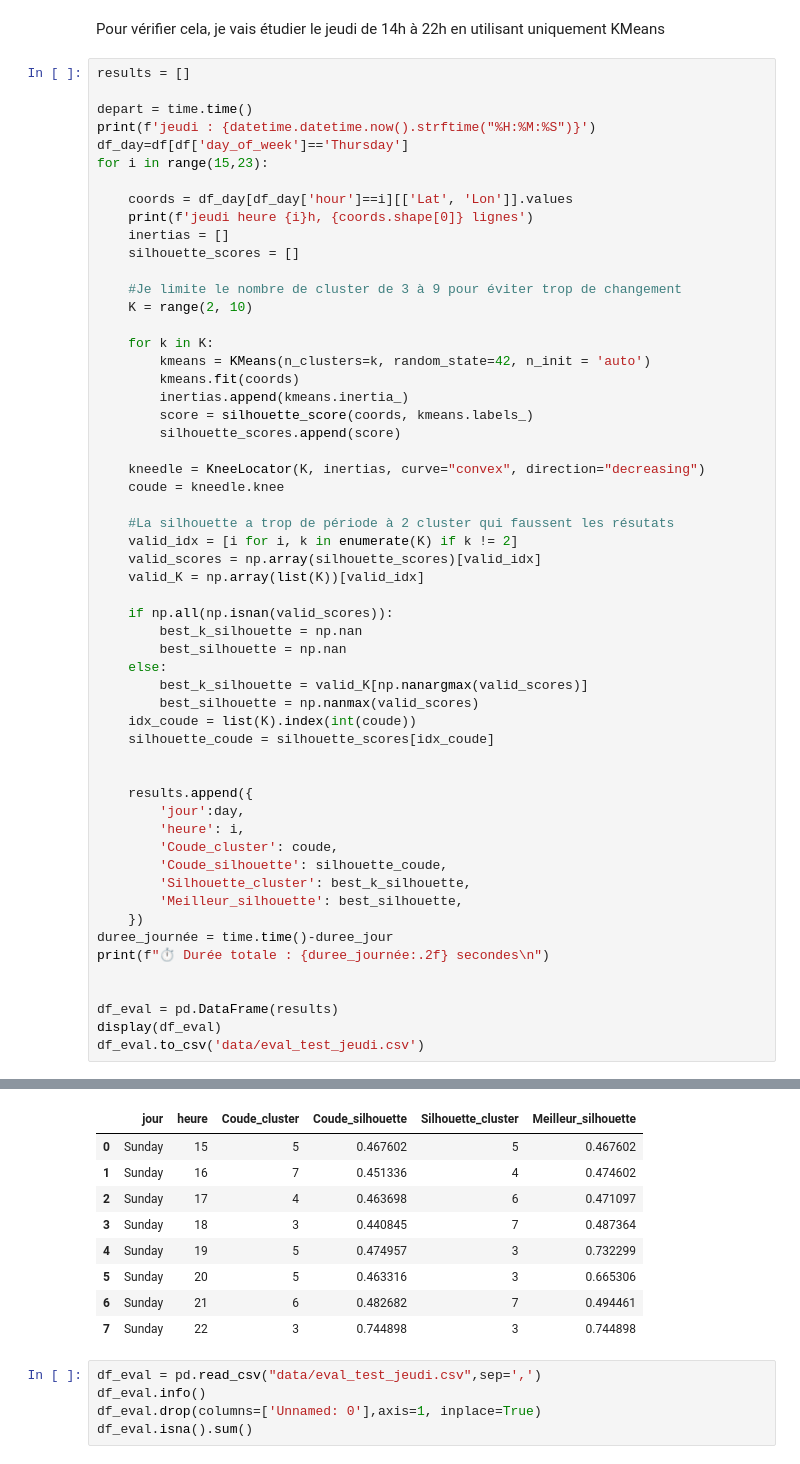
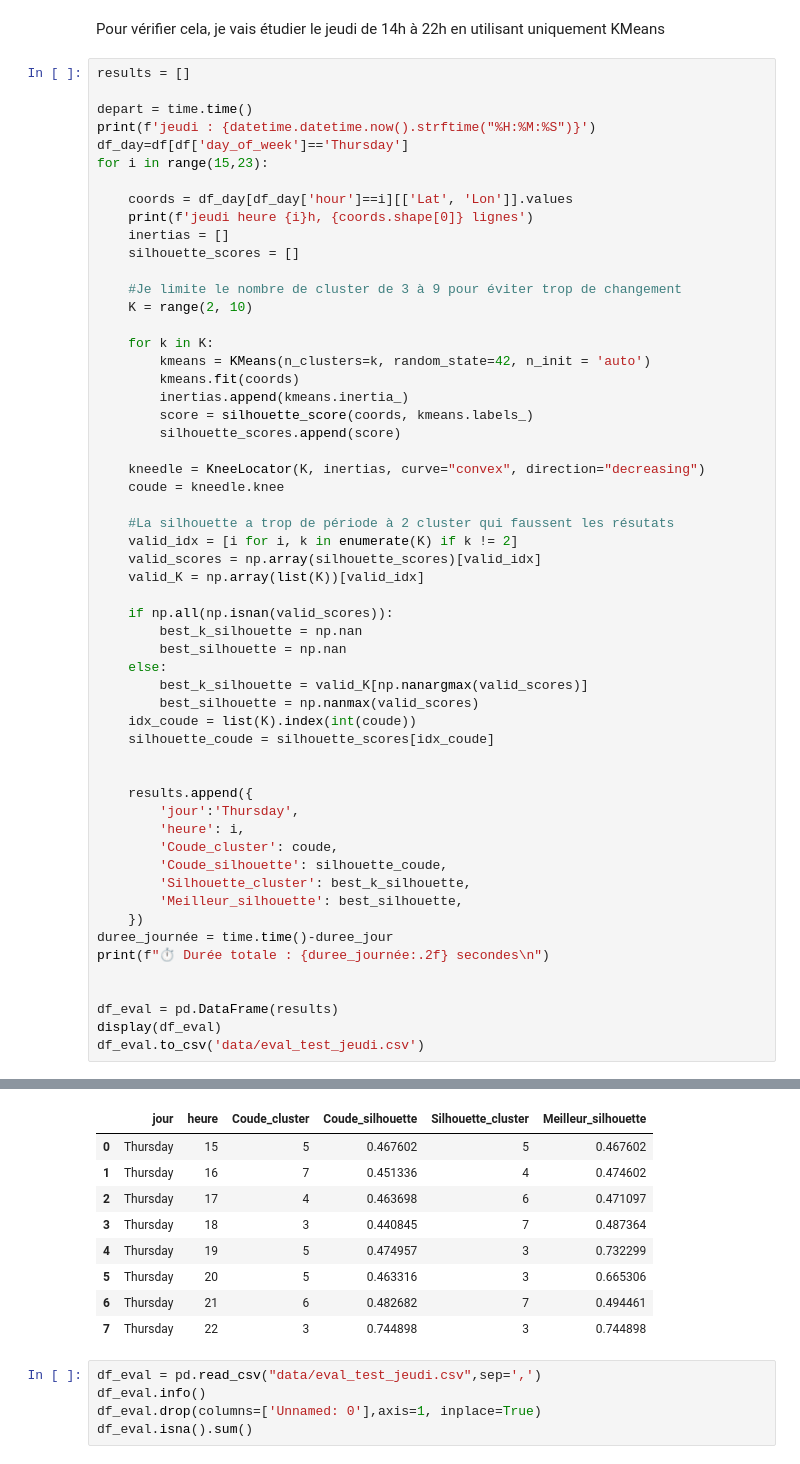
Before and after one commit to francois-minaret/CDSD, a Jupyter notebook: bloc3/Uber/projet_uber_jour.ipynb, the cells around one changed output, grey strips where cells are left out. Saved outputs shown, nothing was run; the diff lists cells and outputs as text.

Commit message:
Mauvais affichage du nom du jour

```diff
--- a/bloc3/Uber/projet_uber_jour.ipynb
+++ b/bloc3/Uber/projet_uber_jour.ipynb
@@ -256,7 +255,7 @@ for i in range(15,23):
 
 
     results.append({
-        'jour':day,
+        'jour':'Thursday',
         'heure': i,
         'Coude_cluster': coude,
         'Coude_silhouette': silhouette_coude,
@@ -284,12 +283,12 @@ jour Sunday heure 22h, 43945 lignes
 |  | jour | heure | Coude_cluster | Coude_silhouette | Silhouette_cluster | Meilleur_silhouette |
-| 0 | Sunday | 15 | 5 | 0.467602 | 5 | 0.467602 |
-| 1 | Sunday | 16 | 7 | 0.451336 | 4 | 0.474602 |
-| 2 | Sunday | 17 | 4 | 0.463698 | 6 | 0.471097 |
-| 3 | Sunday | 18 | 3 | 0.440845 | 7 | 0.487364 |
-| 4 | Sunday | 19 | 5 | 0.474957 | 3 | 0.732299 |
-| 5 | Sunday | 20 | 5 | 0.463316 | 3 | 0.665306 |
-| 6 | Sunday | 21 | 6 | 0.482682 | 7 | 0.494461 |
-| 7 | Sunday | 22 | 3 | 0.744898 | 3 | 0.744898 |
+| 0 | Thursday | 15 | 5 | 0.467602 | 5 | 0.467602 |
+| 1 | Thursday | 16 | 7 | 0.451336 | 4 | 0.474602 |
+| 2 | Thursday | 17 | 4 | 0.463698 | 6 | 0.471097 |
+| 3 | Thursday | 18 | 3 | 0.440845 | 7 | 0.487364 |
+| 4 | Thursday | 19 | 5 | 0.474957 | 3 | 0.732299 |
+| 5 | Thursday | 20 | 5 | 0.463316 | 3 | 0.665306 |
+| 6 | Thursday | 21 | 6 | 0.482682 | 7 | 0.494461 |
+| 7 | Thursday | 22 | 3 | 0.744898 | 3 | 0.744898 |
 # %%
 df_eval = pd.read_csv("data/eval_test_jeudi.csv",sep=',')
 df_eval.info()
```
Also changed, not shown: parts of 6 cells of this notebook.
